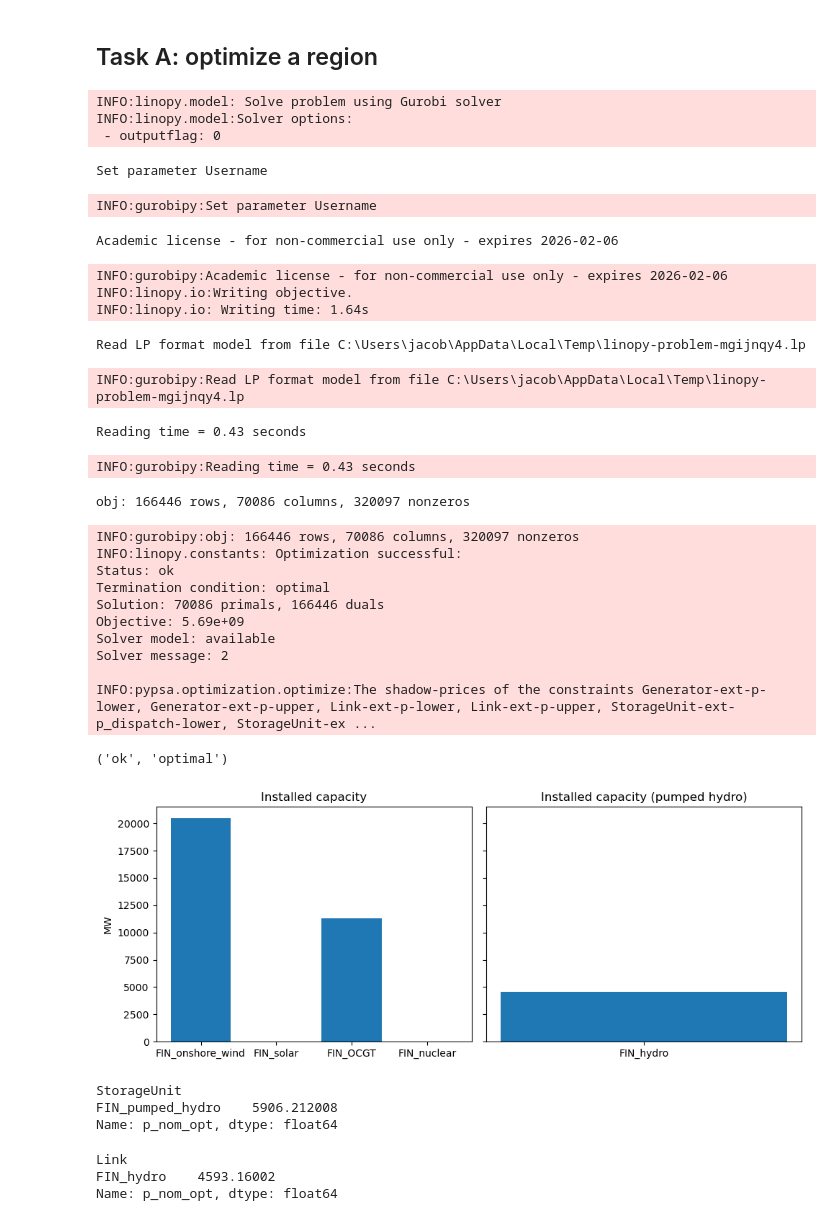
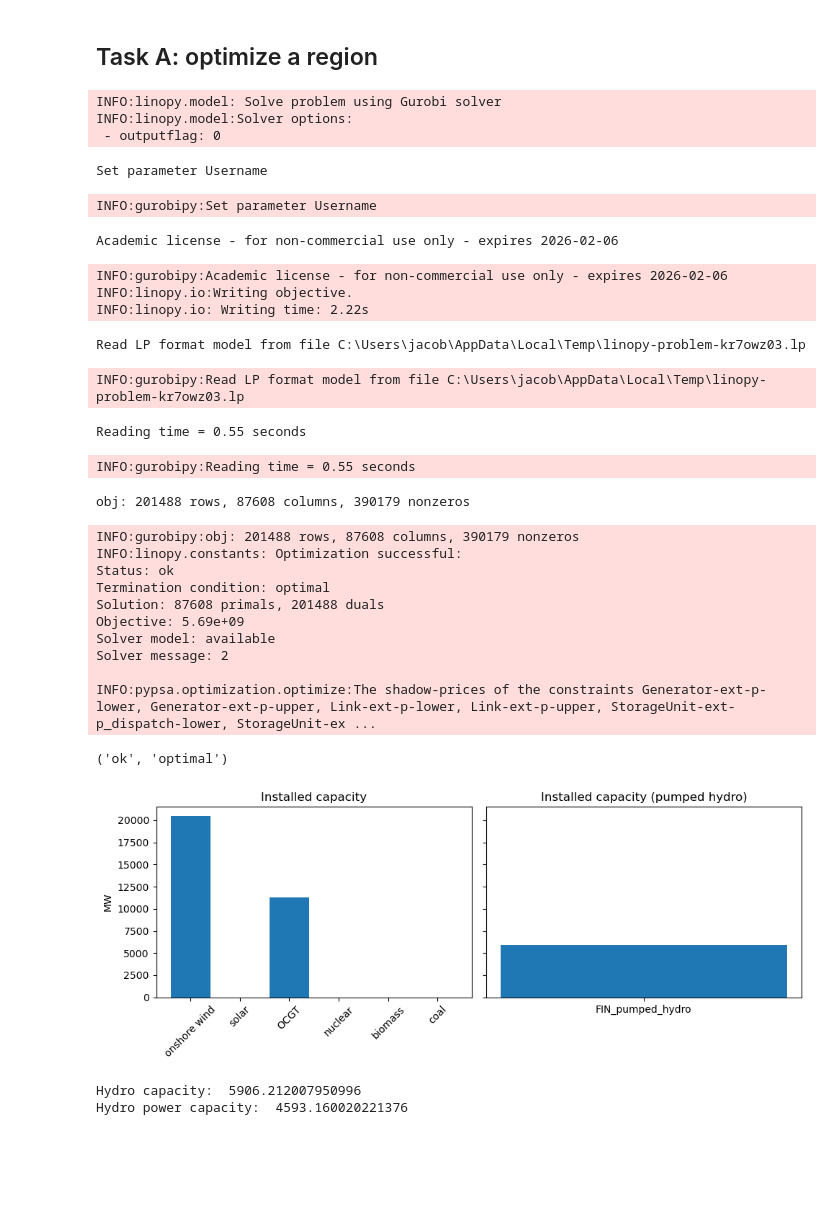
Before and after one commit to NicolineSimoneDTU/Integrated_Project, a Jupyter notebook: project.ipynb, the cells around one changed output. Drawn from its saved outputs; the diff is of its cells as text; code cells hidden in the pictures; blank space fills up the shorter version.

Commit message:
Implement feature X to enhance user experience and optimize performance

```diff
--- a/project.ipynb
+++ b/project.ipynb
@@ -49,8 +50,13 @@ defaults = {
 
 costs = costs.value.unstack().fillna(defaults)
 
+# Set OCGT cost and emissions to gas values
 costs.at["OCGT", "fuel"] = costs.at["gas", "fuel"]
 costs.at["OCGT", "CO2 intensity"] = costs.at["gas", "CO2 intensity"]
+
+# Set OCGT cost and emissions to gas values
+costs.at["biomass CHP", "CO2 intensity"] = costs.at["solid biomass", "CO2 intensity"]
+costs.at["biomass CHP", "fuel"] = costs.at["solid biomass", "fuel"]
 
 # Compute marginal costs
 costs["marginal_cost"] = costs["VOM"] + costs["fuel"] / costs["efficiency"]
@@ -59,6 +65,7 @@ costs["marginal_cost"] = costs["VOM"] + costs["fuel"] / costs["efficiency"]
 annuity = costs.apply(lambda x: annuity(x["discount rate"], x["lifetime"]), axis=1)
 costs["capital_cost"] = (annuity + costs["FOM"] / 100) * costs["investment"]
 
+# Extract relevant costs with nicer names
 wind_capital = costs.at["onwind", "capital_cost"] #EUR/MW/a
 wind_marginal = costs.at["onwind", "marginal_cost"] #EUR/MWh
 solar_capital = costs.at["solar", "capital_cost"] #EUR/MW/a
@@ -69,7 +76,12 @@ nuclear_capital = costs.at["nuclear", "capital_cost"] #EUR/MW/a
 nuclear_marginal = costs.at["nuclear", "marginal_cost"] #EUR/MWh
 pumped_hydro_capital = costs.at["Pumped-Storage-Hydro-store", "capital_cost"]
 pumped_hydro_marginal = costs.at["Pumped-Storage-Hydro-store", "marginal_cost"] #EUR/MWh
+biomass_capital = costs.at["biomass CHP", "capital_cost"] #EUR/MW/a
+biomass_marginal = costs.at["biomass CHP", "marginal_cost"] #EUR/MWh
+coal_capital = costs.at["coal", "capital_cost"] #EUR/MW/a
+coal_marginal = costs.at["coal", "marginal_cost"] #EUR/MWh
 # %%
+# Create a PyPSA network
 network = pypsa.Network()
 network.set_snapshots(snapshots)
 
@@ -77,7 +89,6 @@ network.set_snapshots(snapshots)
 # Add buses
 network.add("Bus", "FIN_el")
 network.add("Bus", "FIN_hydro")
-# network.add("Bus", "FIN_gas")
 
 # Add carriers
 carriers = [
@@ -86,9 +97,11 @@ carriers = [
     "OCGT",
     "nuclear",
     "Pumped-Storage-Hydro-store",
+    "biomass CHP",
+    "coal"
 ]
 
-colors = ["dodgerblue", "gold", "indianred","yellow-green", "brown"]
+colors = ["dodgerblue", "gold", "brown", "blue", "green", "orange", "red"]
 
 for i in range(len(carriers)):
     network.add("Carrier", carriers[i], co2_emissions=costs.at[carriers[i], "CO2 intensity"], color=colors[i])
@@ -99,10 +112,12 @@ network.add("Load", "FIN_el_load", bus="FIN_el", p_set=demand.values)
 
 
 # Add generators
-network.add("Generator", "FIN_onshore_wind", bus="FIN_el", p_nom_extendable=True, p_max_pu=onshore.values, marginal_cost=wind_marginal, capital_cost=wind_capital)
-network.add("Generator", "FIN_solar", bus="FIN_el", p_nom_extendable=True, p_max_pu=solar.values, marginal_cost=solar_marginal, capital_cost=solar_capital)
-network.add("Generator", "FIN_OCGT", bus="FIN_el", p_nom_extendable=True, p_max_pu=1, marginal_cost=gas_marginal, efficiency = costs.at["OCGT","efficiency"], capital_cost=gas_capital)
-network.add("Generator", "FIN_nuclear", bus="FIN_el", p_nom_extendable=True, p_max_pu=1, marginal_cost=nuclear_marginal, efficiency = costs.at["nuclear","efficiency"], capital_cost=nuclear_capital)
+network.add("Generator", "FIN_onshore_wind", bus="FIN_el", p_nom_extendable=True, p_max_pu=onshore.values, marginal_cost=wind_marginal, capital_cost=wind_capital, carrier="onwind")
+network.add("Generator", "FIN_solar", bus="FIN_el", p_nom_extendable=True, p_max_pu=solar.values, marginal_cost=solar_marginal, capital_cost=solar_capital, carrier="solar")
+network.add("Generator", "FIN_OCGT", bus="FIN_el", p_nom_extendable=True, p_max_pu=1, marginal_cost=gas_marginal, efficiency = costs.at["OCGT","efficiency"], capital_cost=gas_capital, carrier="OCGT")
+network.add("Generator", "FIN_nuclear", bus="FIN_el", p_nom_extendable=True, p_max_pu=1, marginal_cost=nuclear_marginal, efficiency = costs.at["nuclear","efficiency"], capital_cost=nuclear_capital, carrier="nuclear")
+network.add("Generator", "FIN_biomass", bus="FIN_el", p_nom_extendable=True, p_max_pu=1, marginal_cost=biomass_marginal, efficiency = costs.at["biomass CHP","efficiency"], capital_cost=biomass_capital, carrier="biomass CHP")
+network.add("Generator", "FIN_coal", bus="FIN_el", p_nom_extendable=True, p_max_pu=1, marginal_cost=coal_marginal, efficiency = costs.at["coal","efficiency"], capital_cost=coal_capital, carrier="coal")
 
 # Add hydro
 network.add("Link", "FIN_hydro", bus0="FIN_hydro", bus1="FIN_el",
@@ -110,8 +125,7 @@ network.add("Link", "FIN_hydro", bus0="FIN_hydro", bus1="FIN_el",
 
 # Add hydro storage
 network.add("StorageUnit", "FIN_pumped_hydro", bus="FIN_hydro", efficiency_store=0.86, efficiency_dispatch=0.86, capital_cost=pumped_hydro_capital, marginal_cost=pumped_hydro_marginal,
-            p_nom_extendable=True,
-            cyclic_state_of_charge=True)
+            p_nom_extendable=True, cyclic_state_of_charge=True) # , inflow = 20
 
 
 # Optimize
@@ -125,17 +139,17 @@ INFO:gurobipy:Set parameter Username
 Academic license - for non-commercial use only - expires 2026-02-06
 INFO:gurobipy:Academic license - for non-commercial use only - expires 2026-02-06
 INFO:linopy.io:Writing objective.
-INFO:linopy.io: Writing time: 1.64s
+INFO:linopy.io: Writing time: 2.22s
-Read LP format model from file C:\Users\jacob\AppData\Local\Temp\linopy-problem-mgijnqy4.lp
+Read LP format model from file C:\Users\jacob\AppData\Local\Temp\linopy-problem-kr7owz03.lp
-INFO:gurobipy:Read LP format model from file C:\Users\jacob\AppData\Local\Temp\linopy-problem-mgijnqy4.lp
+INFO:gurobipy:Read LP format model from file C:\Users\jacob\AppData\Local\Temp\linopy-problem-kr7owz03.lp
-Reading time = 0.43 seconds
+Reading time = 0.55 seconds
-INFO:gurobipy:Reading time = 0.43 seconds
+INFO:gurobipy:Reading time = 0.55 seconds
-obj: 166446 rows, 70086 columns, 320097 nonzeros
+obj: 201488 rows, 87608 columns, 390179 nonzeros
-INFO:gurobipy:obj: 166446 rows, 70086 columns, 320097 nonzeros
+INFO:gurobipy:obj: 201488 rows, 87608 columns, 390179 nonzeros
 INFO:linopy.constants: Optimization successful:
 Status: ok
 Termination condition: optimal
-Solution: 70086 primals, 166446 duals
+Solution: 87608 primals, 201488 duals
 Objective: 5.69e+09
 Solver model: available
 Solver message: 2
@@ -145,34 +159,28 @@ INFO:pypsa.optimization.optimize:The shadow-prices of the constraints Generator-
 # %%
 gen_cap = network.generators.p_nom_opt
 gen_prod = network.generators_t.p
-links_cap = network.links.p_nom_opt
-links_prod = network.links_t.p0
+hydro_cap = network.storage_units.p_nom_opt
+hydro_prod = network.links_t.p0
+hydroCharge = -hydro_prod.clip(upper=0)
+hydroDischarge = hydro_prod.clip(lower=0)
 
-import matplotlib.pyplot as plt
 
 fig, ax = plt.subplots(1, 2, figsize=(10,4), sharey=True)
 
 ax[0].bar(gen_cap.index, gen_cap.values)
+ax[0].set_xticks(ticks = gen_cap.index, labels = gen_cap.index.str.replace("FIN_", "").str.replace("_", " "), rotation=45)
 ax[0].set_title("Installed capacity")
 ax[0].set_ylabel("MW")
-# ax[0].xticks(rotation=45)
 
-ax[1].bar(links_cap.index, links_cap.values)
+
+ax[1].bar(hydro_cap.index, hydro_cap.values)
 ax[1].set_title("Installed capacity (pumped hydro)")
-# ax[1].set_ylabel("MW")
-# ax[1].set_xticks(rotation=45)
 plt.tight_layout()
 # %% [output]
-[figure, old version]
+[figure, new version]
-# %%
-network.storage_units.p_nom_opt
-# %% [output]
-StorageUnit
-FIN_pumped_hydro    5906.212008
-Name: p_nom_opt, dtype: float64
-# %%
-network.links.p_nom_opt
-# %% [output]
-Link
-FIN_hydro    4593.16002
-Name: p_nom_opt, dtype: float64
+# %%
+print("Hydro capacity: ", hydro_cap.values[0])
+print("Hydro power capacity: ", network.links.p_nom_opt.values[0])
+# %% [output]
+Hydro capacity:  5906.212007950996
+Hydro power capacity:  4593.160020221376
```
Also changed, not shown: parts of 12 cells of this notebook.
